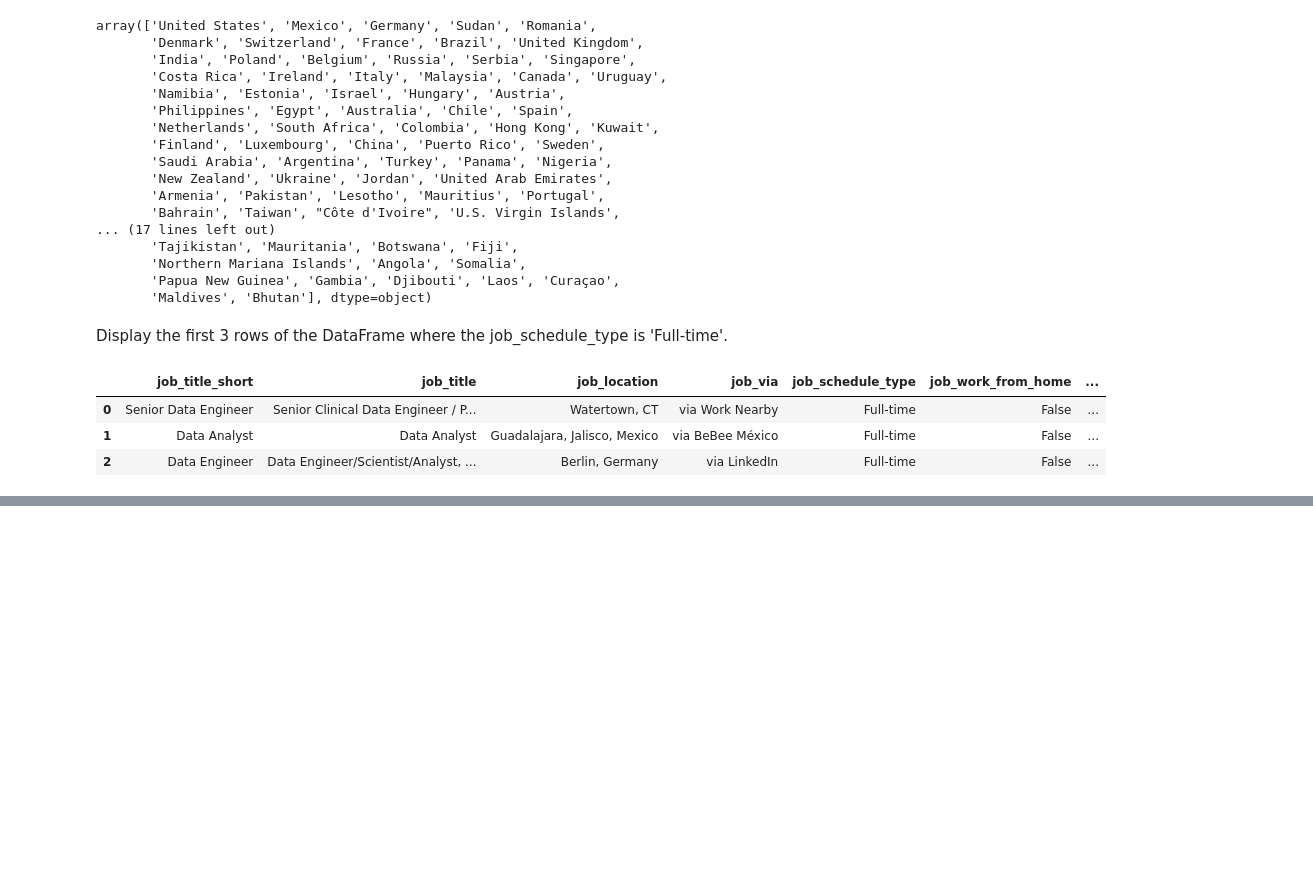
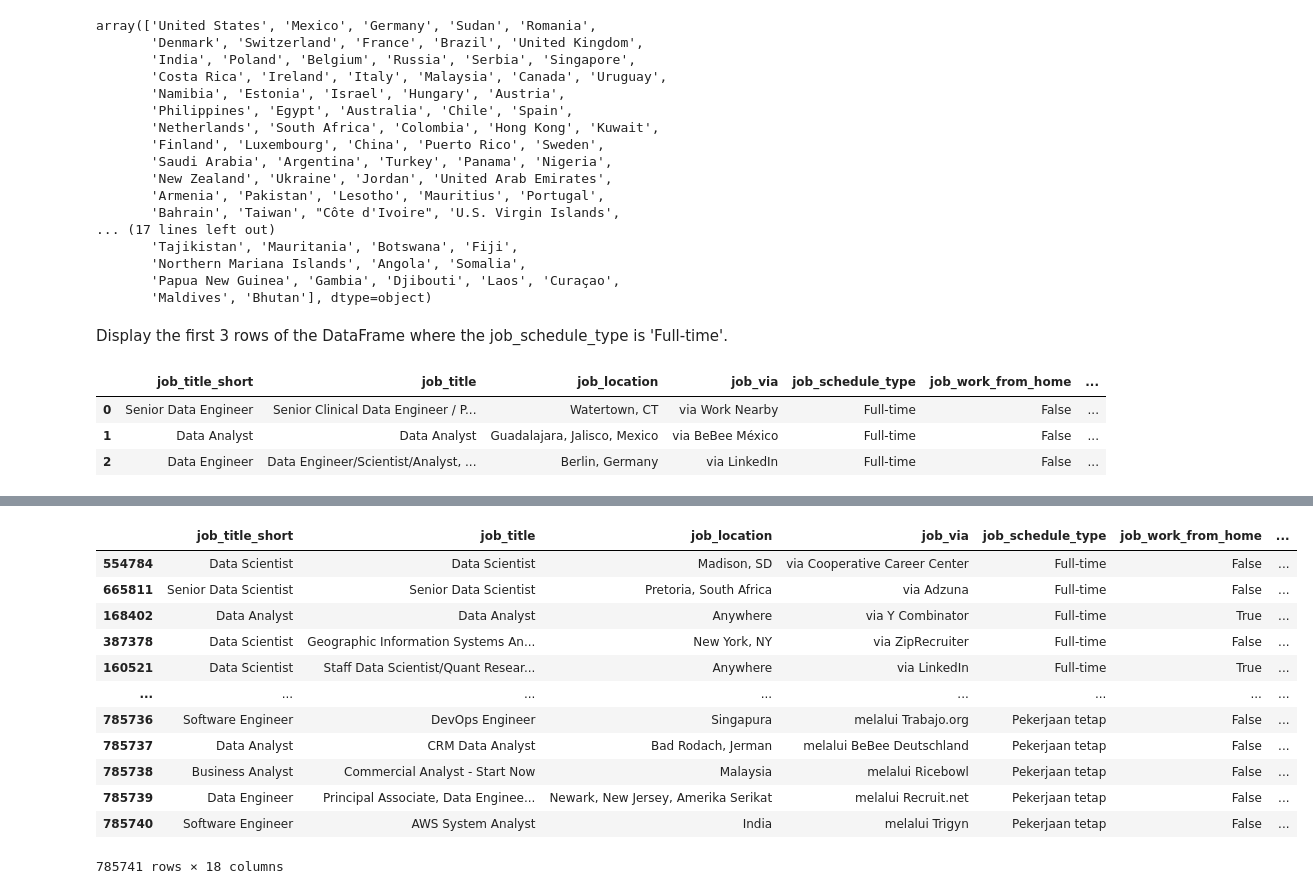
Before and after one commit to Barderus/py_review, a Jupyter notebook: Exercises/pandas_exercises.ipynb, the cells around one changed output, grey strips where cells are left out. Drawn from its saved outputs; the diff is of its cells as text; code cells hidden in the pictures; blank space fills up the shorter version.

```diff
--- a/Exercises/pandas_exercises.ipynb
+++ b/Exercises/pandas_exercises.ipynb
@@ -116,0 +138,3 @@ df[df["job_schedule_type"] == "Full-time"].head(3)
+# %%
+df.sort_values(by="salary_year_avg", ascending=False, inplace=True)
+df.head(10)
@@ -116,0 +155,17 @@ df[df["job_schedule_type"] == "Full-time"].head(3)
+# %%
+df["is_remote"] = df["job_work_from_home"]
+df
+# %% [output]
+|  | job_title_short | job_title | job_location | job_via | job_schedule_type | job_work_from_home | ... |
+| 554784 | Data Scientist | Data Scientist | Madison, SD | via Cooperative Career Center | Full-time | False | ... |
+| 665811 | Senior Data Scientist | Senior Data Scientist | Pretoria, South Africa | via Adzuna | Full-time | False | ... |
+| 168402 | Data Analyst | Data Analyst | Anywhere | via Y Combinator | Full-time | True | ... |
+| 387378 | Data Scientist | Geographic Information Systems An... | New York, NY | via ZipRecruiter | Full-time | False | ... |
+| 160521 | Data Scientist | Staff Data Scientist/Quant Resear... | Anywhere | via LinkedIn | Full-time | True | ... |
+| ... | ... | ... | ... | ... | ... | ... | ... |
+| 785736 | Software Engineer | DevOps Engineer | Singapura | melalui Trabajo.org | Pekerjaan tetap | False | ... |
+| 785737 | Data Analyst | CRM Data Analyst | Bad Rodach, Jerman | melalui BeBee Deutschland | Pekerjaan tetap | False | ... |
+| 785738 | Business Analyst | Commercial Analyst - Start Now | Malaysia | melalui Ricebowl | Pekerjaan tetap | False | ... |
+| 785739 | Data Engineer | Principal Associate, Data Enginee... | Newark, New Jersey, Amerika Serikat | melalui Recruit.net | Pekerjaan tetap | False | ... |
+| 785740 | Software Engineer | AWS System Analyst | India | melalui Trigyn | Pekerjaan tetap | False | ... |
+785741 rows × 18 columns
```
Also changed, not shown: parts of 22 cells of this notebook.
